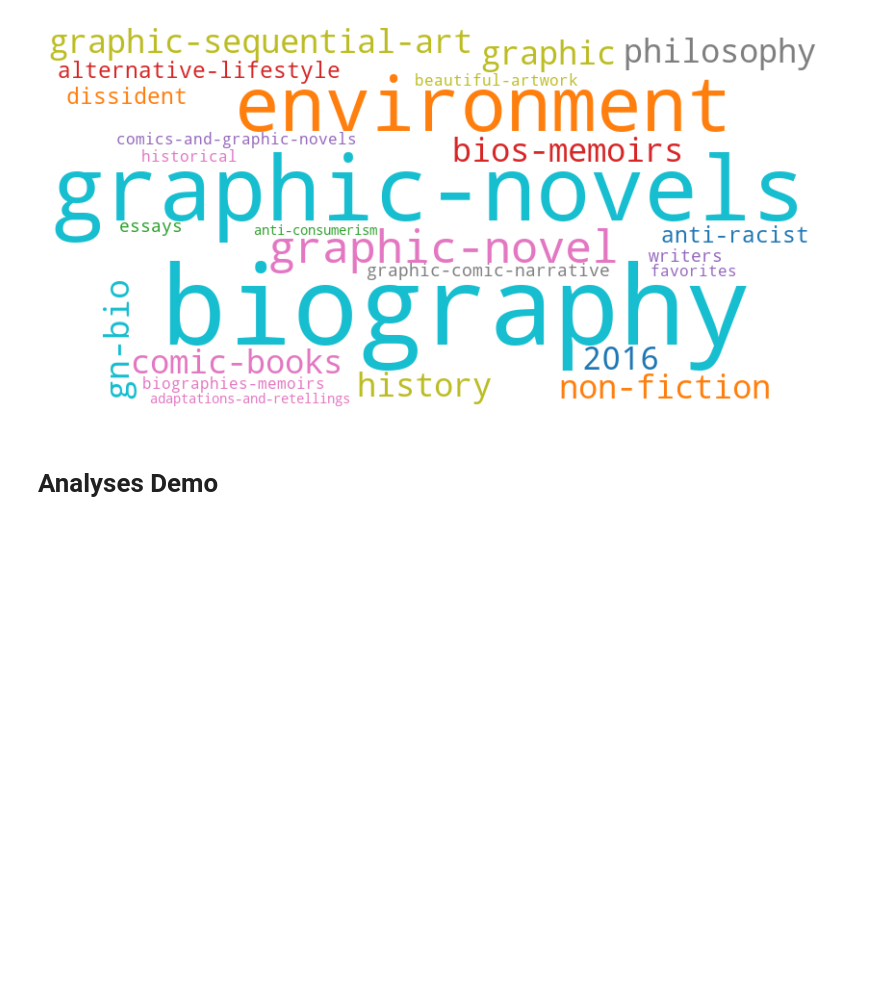
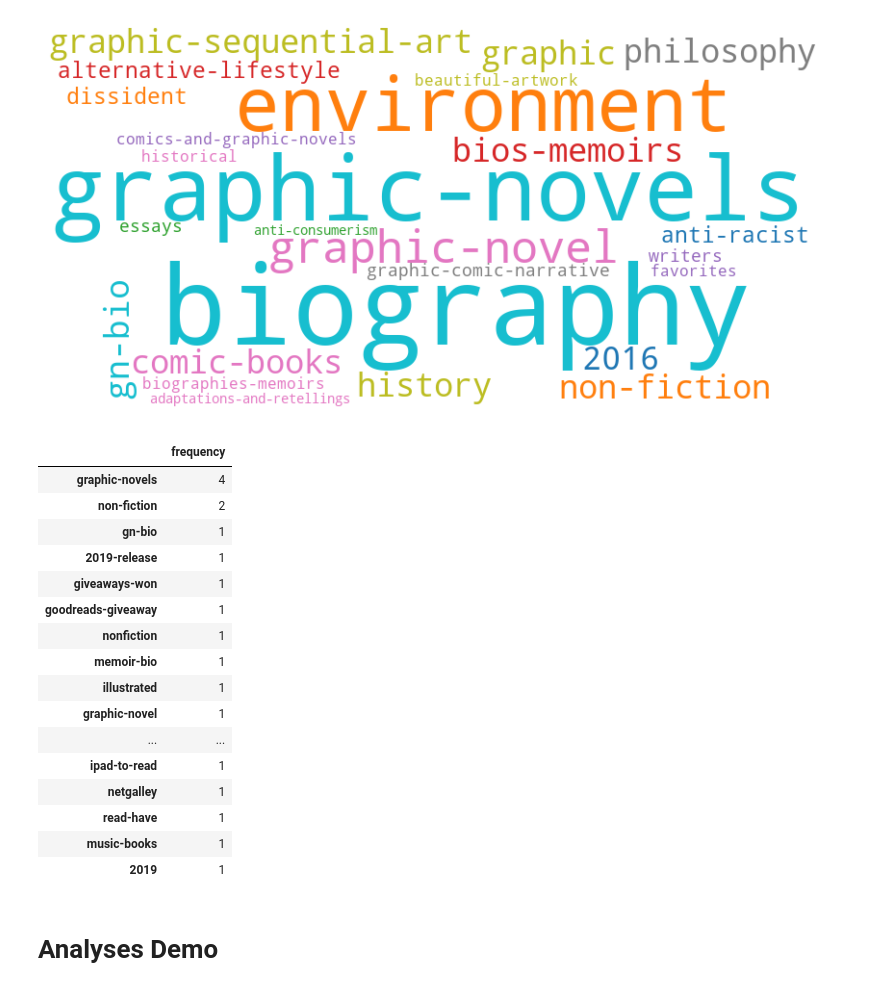
Before and after one commit to OdessyLiu/Modernist_Remediation, a Jupyter notebook: Analysis/poster240925.ipynb, the cells around one changed output. Cells and saved outputs as stored; diff of their text form; code cells hidden in the pictures; blank space fills up the shorter version.

```diff
--- a/Analysis/poster240925.ipynb
+++ b/Analysis/poster240925.ipynb
@@ -86,6 +86,36 @@ plt.axis('off')
 plt.show()
 # %% [output]
 [figure]
+# %%
+# 41219524-the-rolling-stones-in-comics shelves
+
+stones_path = "Analysis/Scraper/RM_output/41219524-the-rolling-stones-in-comics_reviews.csv"
+stones = pd.read_csv(stones_path)
+stones['shelves'] = stones['shelves'].apply(eval)
+stones_shelves_list = [item for sublist in stones['shelves'] for item in sublist]
+stones_shelves_counter = Counter(stones_shelves_list)
+stones_freq_df = pd.DataFrame.from_dict(stones_shelves_counter, orient='index', columns=["frequency"])
+stones_freq_df.sort_values(by="frequency", ascending=False, inplace=True)
+
+stones_freq_df
+# %% [output]
+|  | frequency |
+| graphic-novels | 4 |
+| non-fiction | 2 |
+| gn-bio | 1 |
+| 2019-release | 1 |
+| giveaways-won | 1 |
+| goodreads-giveaway | 1 |
+| nonfiction | 1 |
+| memoir-bio | 1 |
+| illustrated | 1 |
+| graphic-novel | 1 |
+| ... | ... |
+| ipad-to-read | 1 |
+| netgalley | 1 |
+| read-have | 1 |
+| music-books | 1 |
+| 2019 | 1 |
 # %% [markdown]
 # Analyses Demo
 # %% [markdown]
```
Also changed, not shown: parts of 1 cell of this notebook, 2 other files.
